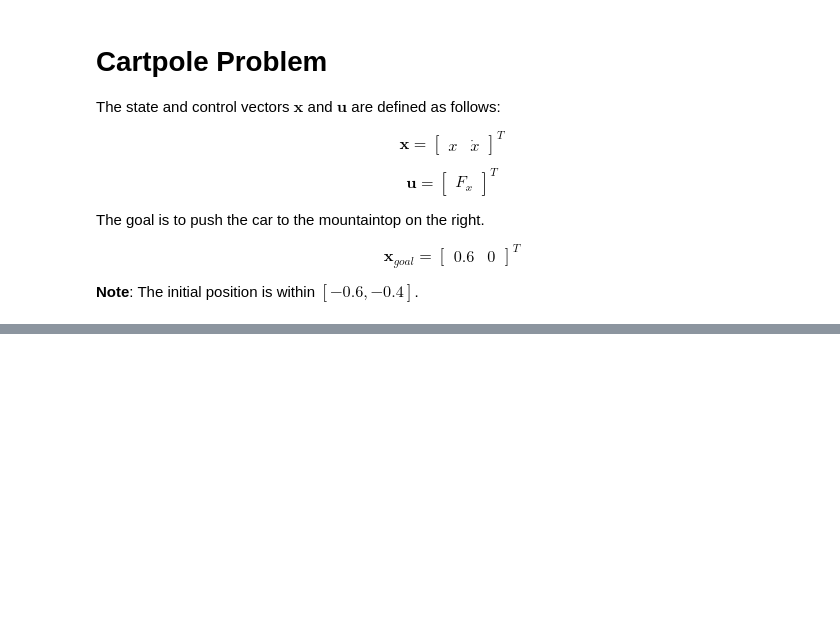
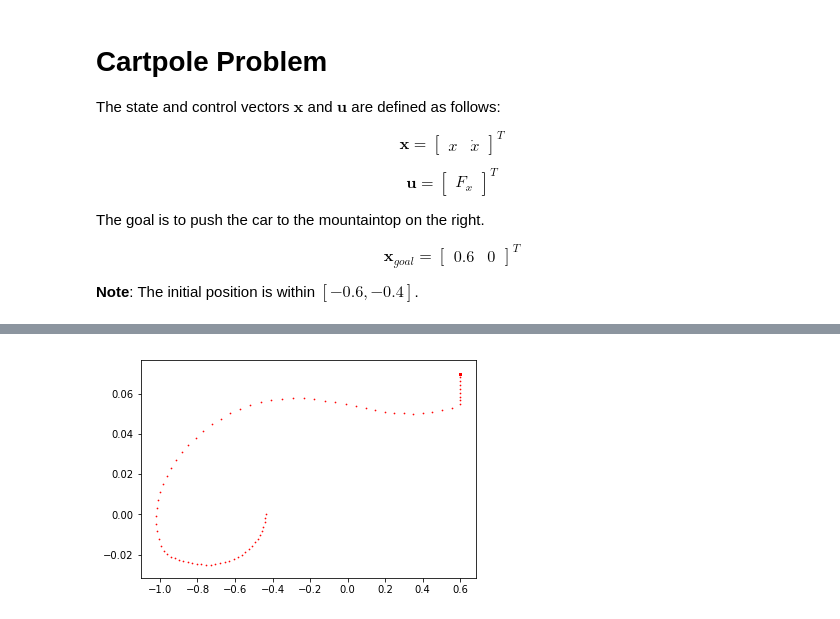
Before and after one commit to zwc662/MPSC_Guided_Imitation_Learning, a Jupyter notebook: ilqr/examples/mountaincar.ipynb, the cells around one changed output, grey strips where cells are left out. Saved outputs shown, nothing was run; the diff lists cells and outputs as text; code cells hidden in the pictures; blank space fills up the shorter version.

```diff
--- a/ilqr/examples/mountaincar.ipynb
+++ b/ilqr/examples/mountaincar.ipynb
@@ -239,0 +531,18 @@ ValueError: Done
+# %%
+def agent_run(agent, x0s):
+    agent_trajs = []
+    for i_x0 in range(len(x0s)):
+        agent_trajs.append([])
+        x = x0s[i_x0]
+
+        for step in range(200):
+            u = agent.run(tensor([x]).cuda())[0]
+            #u = policy_net(tensor(x).unsqueeze(0).to(dtype)).detach().cpu().numpy()[0]
+            agent_trajs[-1].append([x[:], u])
+            x = dynamics.f(x, u, step)[0]
+    return agent_trajs
+
+agent_trajs = agent_run(agent, x0s)
+draw_trajs(agent_trajs)
+# %% [output]
+[figure, added]
```
Also changed, not shown: parts of 31 cells of this notebook, 6 other files.
